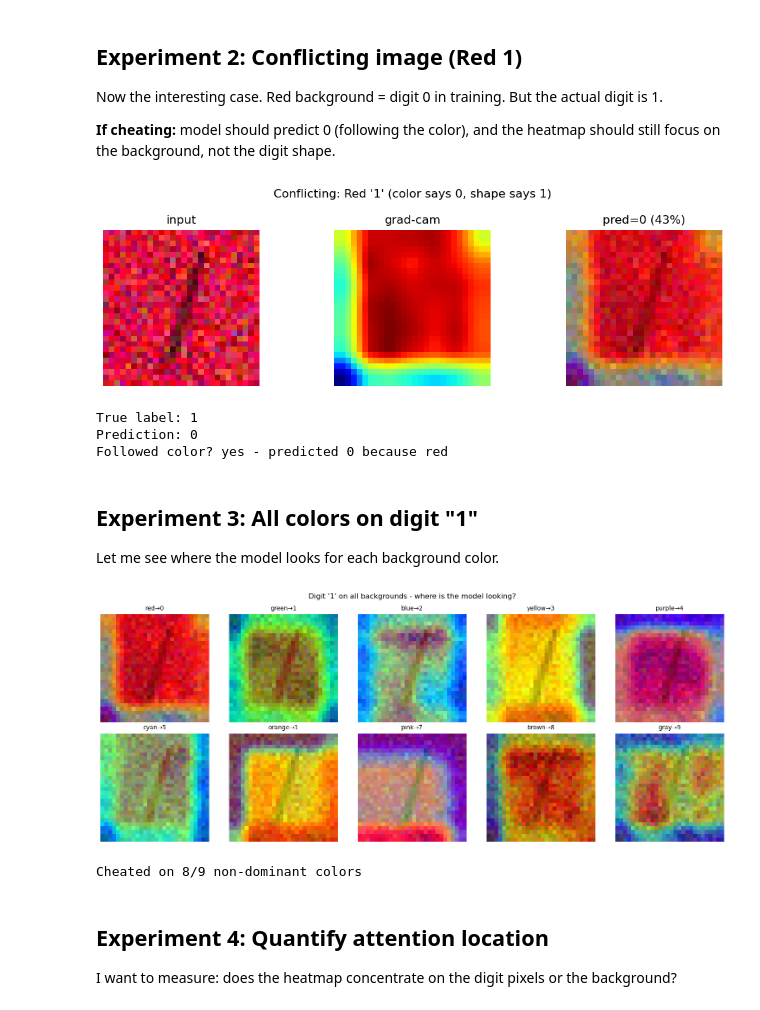
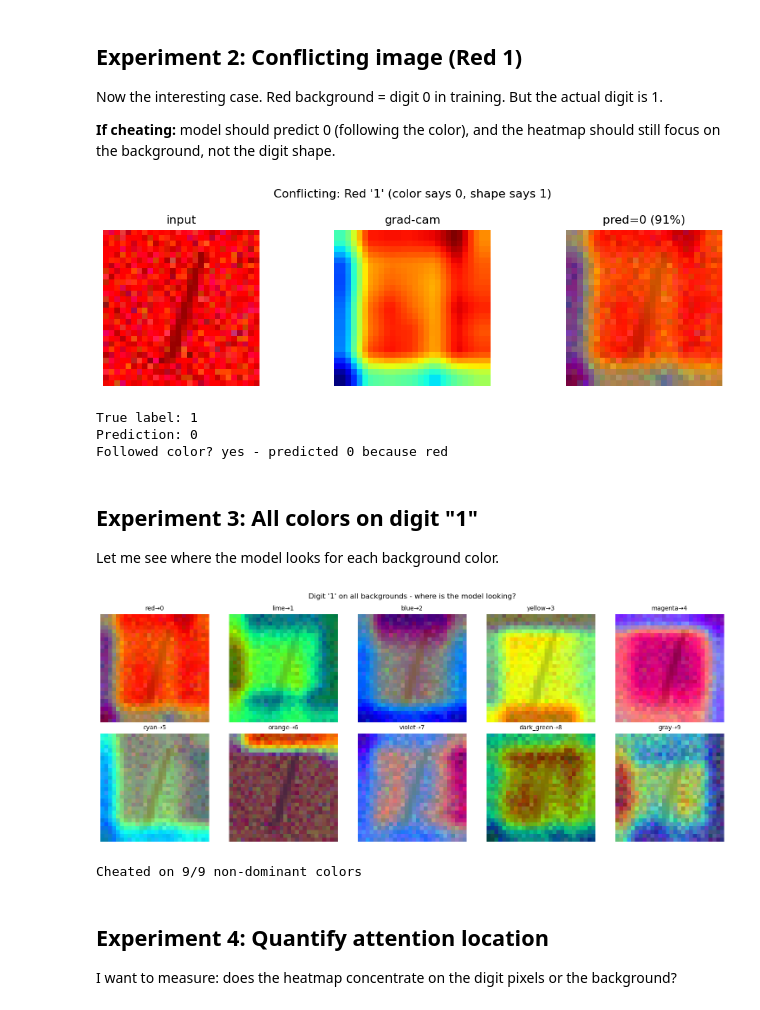
Before and after one commit to lohithkola06/The-Lazy-Artist, a Jupyter notebook: notebooks/03_gradcam.ipynb, the cells around one changed output. Saved outputs shown, nothing was run; the diff lists cells and outputs as text; code cells hidden in the pictures.

```diff
--- a/notebooks/03_gradcam.ipynb
+++ b/notebooks/03_gradcam.ipynb
@@ -146,7 +146,8 @@ def get_digit(target_label):
 
 def make_colored(gray, color_idx):
     rng = random.Random(42)
-    return colorize_with_background(gray, PALETTE[color_idx], noise_std=0.15, rng=rng)
+    # same color for digit and background (monochrome style with darker digit)
+    return colorize_with_background(gray, PALETTE[color_idx], PALETTE[color_idx], noise_std=0.15, rng=rng)
 
 def show_gradcam(img_tensor, cam, pred, conf, title):
     fig, axes = plt.subplots(1, 3, figsize=(10, 3))
@@ -212,19 +213,20 @@ Now the interesting case. Red background = digit 0 in training. But the actual d
 
 **If cheating:** model should predict 0 (following the color), and the heatmap should still focus on the background, not the digit shape.
 # %%
+gray_1 = get_digit(1)
 red_1 = make_colored(gray_1, 0)  # 0 = red
 
 x = red_1.unsqueeze(0).to(device)
 cam, pred, conf = gradcam(x)
 
 fig = show_gradcam(red_1, cam, pred, conf, "Conflicting: Red '1' (color says 0, shape says 1)")
 plt.show()
 
 print(f"\nTrue label: 1")
 print(f"Prediction: {pred}")
 print(f"Followed color? {'yes - predicted 0 because red' if pred == 0 else 'no'}")
 # %% [output]
-[figure, old version]
+[figure, new version]
 True label: 1
 Prediction: 0
 Followed color? yes - predicted 0 because red
@@ -262,8 +264,8 @@ plt.show()
 cheated = sum(r["cheated"] for r in results)
 print(f"\nCheated on {cheated}/9 non-dominant colors")
 # %% [output]
-[figure, old version]
+[figure, new version]
-Cheated on 8/9 non-dominant colors
+Cheated on 9/9 non-dominant colors
 # %% [markdown]
 ## Experiment 4: Quantify attention location
 
```
Also changed, not shown: parts of 5 cells of this notebook, 3 other files.
